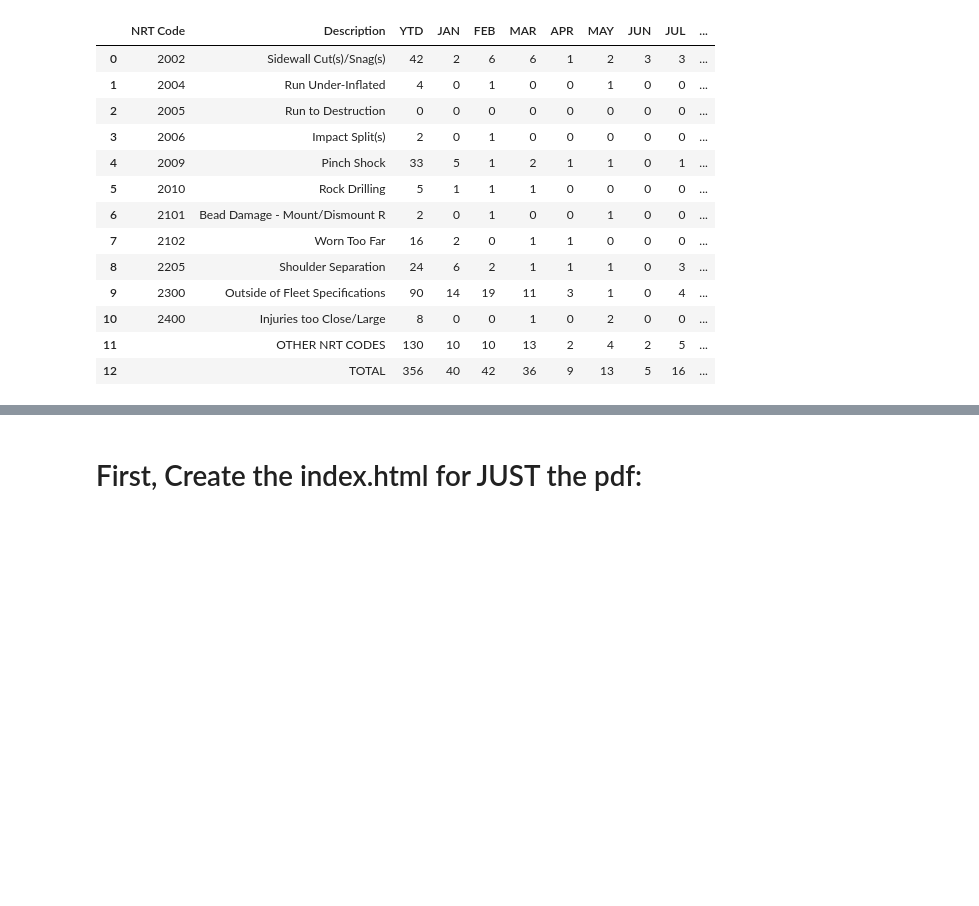
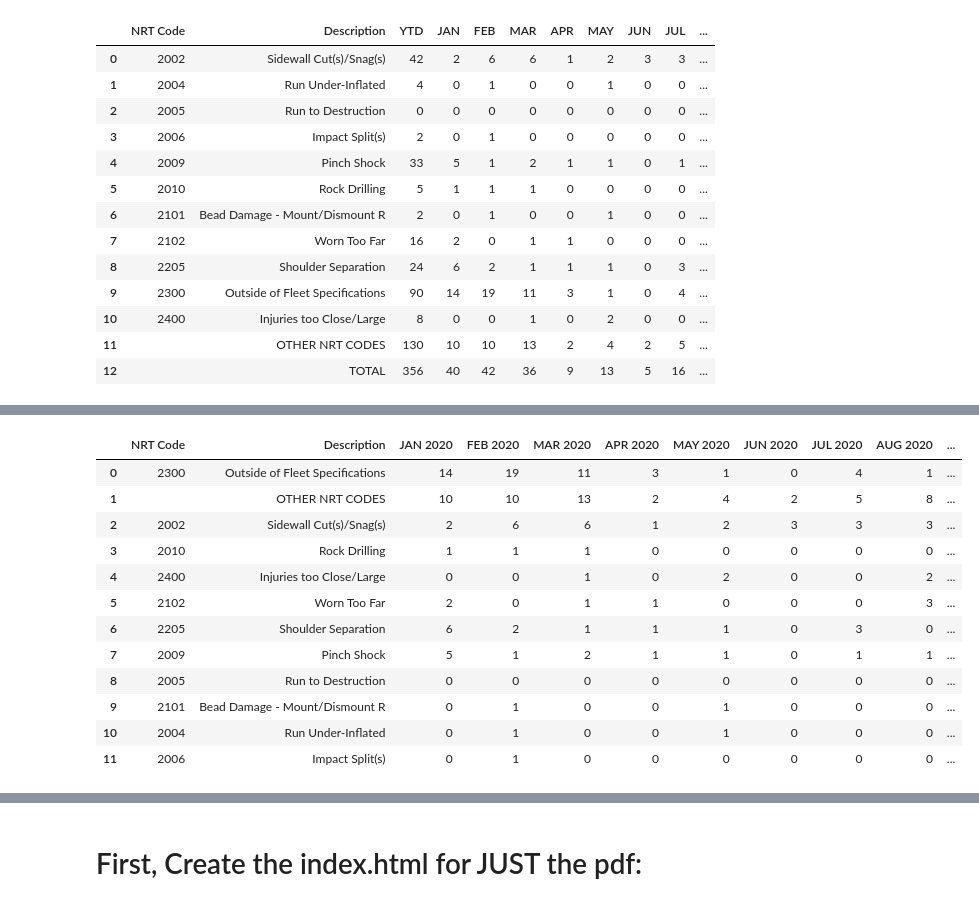
Before and after one commit to alexconerly/temporary_site_for_sams, a Jupyter notebook: PLOTLY_INTERACTIVE_TEST.ipynb, the cells around one changed output, grey strips where cells are left out. Cells and saved outputs as stored; diff of their text form; code cells hidden in the pictures; blank space fills up the shorter version.

```diff
--- a/PLOTLY_INTERACTIVE_TEST.ipynb
+++ b/PLOTLY_INTERACTIVE_TEST.ipynb
@@ -3665,2 +3678,31 @@ Merged_NRT_df
+# %%
+# Note!!!  We are going to sort the values here based on THE CURRENT YEAR's YTD values:
+
+# "Drop last year's YTD column, Sort by the current year's YTD column, and drop the "TOTAL" row":
+
+# Drop last year's YTD column:
+Merged_NRT_df_for_PDF = Merged_NRT_df_for_PDF.drop(columns = [f'YTD {Last_Year}'])
+# Drop the last "TOTAL" row:
+Merged_NRT_df_for_PDF = Merged_NRT_df_for_PDF.iloc[:-1, :]
+# Sort the values by this year's YTD:
+Merged_NRT_df_for_PDF = Merged_NRT_df_for_PDF.sort_values(by=f'YTD {Current_Year}', ascending=False)
+# Now drop this year's YTD column
+Merged_NRT_df_for_PDF = Merged_NRT_df_for_PDF.drop(columns = [f'YTD {Current_Year}'])
+Merged_NRT_df_for_PDF = Merged_NRT_df_for_PDF.reset_index(drop=True)
+Merged_NRT_df_for_PDF
+# %% [output]
+|  | NRT Code | Description | JAN 2020 | FEB 2020 | MAR 2020 | APR 2020 | MAY 2020 | JUN 2020 | JUL 2020 | AUG 2020 | ... |
+| 0 | 2300 | Outside of Fleet Specifications | 14 | 19 | 11 | 3 | 1 | 0 | 4 | 1 | ... |
+| 1 |  | OTHER NRT CODES | 10 | 10 | 13 | 2 | 4 | 2 | 5 | 8 | ... |
+| 2 | 2002 | Sidewall Cut(s)/Snag(s) | 2 | 6 | 6 | 1 | 2 | 3 | 3 | 3 | ... |
+| 3 | 2010 | Rock Drilling | 1 | 1 | 1 | 0 | 0 | 0 | 0 | 0 | ... |
+| 4 | 2400 | Injuries too Close/Large | 0 | 0 | 1 | 0 | 2 | 0 | 0 | 2 | ... |
+| 5 | 2102 | Worn Too Far | 2 | 0 | 1 | 1 | 0 | 0 | 0 | 3 | ... |
+| 6 | 2205 | Shoulder Separation | 6 | 2 | 1 | 1 | 1 | 0 | 3 | 0 | ... |
+| 7 | 2009 | Pinch Shock | 5 | 1 | 2 | 1 | 1 | 0 | 1 | 1 | ... |
+| 8 | 2005 | Run to Destruction | 0 | 0 | 0 | 0 | 0 | 0 | 0 | 0 | ... |
+| 9 | 2101 | Bead Damage - Mount/Dismount R | 0 | 1 | 0 | 0 | 1 | 0 | 0 | 0 | ... |
+| 10 | 2004 | Run Under-Inflated | 0 | 1 | 0 | 0 | 1 | 0 | 0 | 0 | ... |
+| 11 | 2006 | Impact Split(s) | 0 | 1 | 0 | 0 | 0 | 0 | 0 | 0 | ... |
 # %%
 # Transpose the Merged_Service_df to make it easier for graphing:
```
Also changed, not shown: parts of 15 cells of this notebook, 6 other files.
